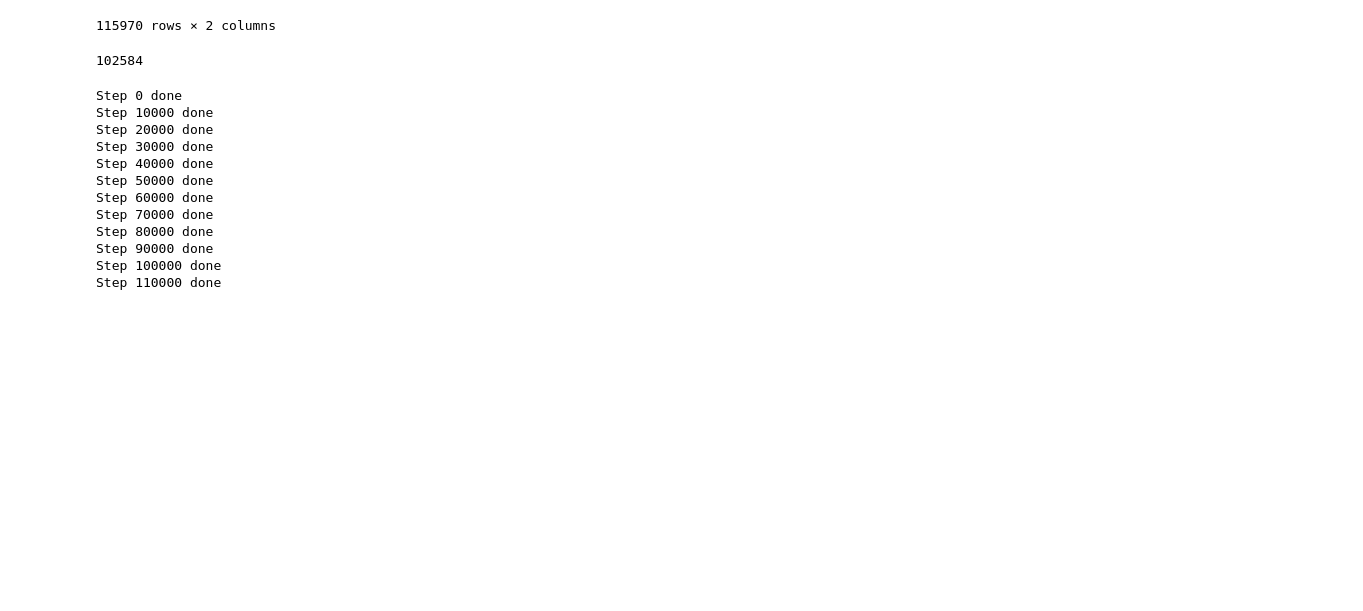
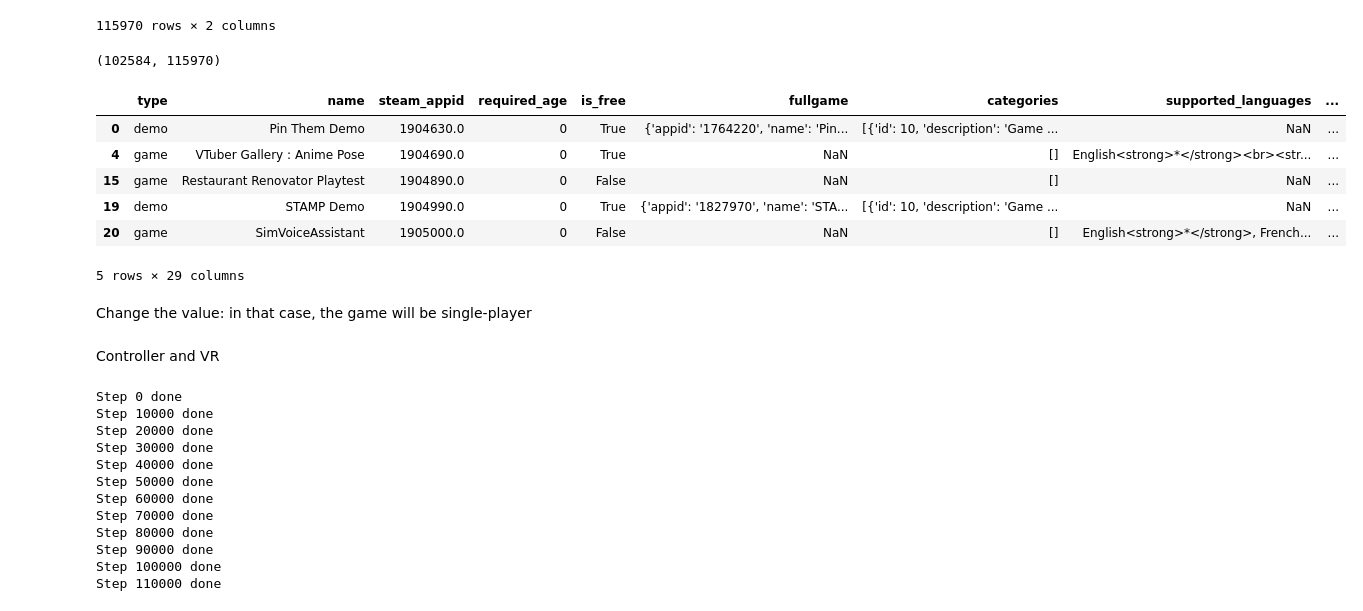
Before and after one commit to lephu13502/Steam-DB-Analysis, a Jupyter notebook: cleaning_name_v1.ipynb, the cells around one changed output. Saved outputs shown, nothing was run; the diff lists cells and outputs as text; code cells hidden in the pictures; blank space fills up the shorter version.

```diff
--- a/cleaning_name_v1.ipynb
+++ b/cleaning_name_v1.ipynb
@@ -257,3 +381,0 @@ Name: package_groups, dtype: object
-# %%
-df["package_number"] = df["package_groups"].apply(lambda x: len(x))
-df.drop(columns=["package_groups"], inplace=True)
@@ -259,0 +414,7 @@ df.drop(columns=["package_groups"], inplace=True)
+# %%
+def greedily_get_package_number(x):
+	return x.count("'packageid'")
+
+df["package_number"] = df["package_groups"].apply(greedily_get_package_number)
+df.drop(columns=["package_groups"], inplace=True)
+df["package_number"].unique()
@@ -377,6 +549,18 @@ Step 110000 done
 115970 rows × 2 columns
 # %%
 # Some games can have both singleplayer and multiplayer modes but they must have either one.
-(~(~df["single"] & ~df["multi"])).sum()
+(df["single"] | df["multi"]).sum(), df.shape[0]
 # %% [output]
-102584
+(102584, 115970)
+# %%
+df[~df["single"] & ~df["multi"]].head()
+# %% [output]
+|  | type | name | steam_appid | required_age | is_free | fullgame | categories | supported_languages | ... |
+| 0 | demo | Pin Them Demo | 1904630.0 | 0 | True | {'appid': '1764220', 'name': 'Pin... | [{'id': 10, 'description': 'Game ... | NaN | ... |
+| 4 | game | VTuber Gallery : Anime Pose | 1904690.0 | 0 | True | NaN | [] | English<strong>*</strong><br><str... | ... |
+| 15 | game | Restaurant Renovator Playtest | 1904890.0 | 0 | False | NaN | [] | NaN | ... |
+| 19 | demo | STAMP Demo | 1904990.0 | 0 | True | {'appid': '1827970', 'name': 'STA... | [{'id': 10, 'description': 'Game ... | NaN | ... |
+| 20 | game | SimVoiceAssistant | 1905000.0 | 0 | False | NaN | [] | English<strong>*</strong>, French... | ... |
+5 rows × 29 columns
+# %% [markdown]
+Change the value: in that case, the game will be single-player
@@ -383,3 +569,5 @@ Step 110000 done
+# %% [markdown]
+Controller and VR
 # %%
 false_table = np.full((df.shape[0], 2), False)
 
```
Also changed, not shown: parts of 32 cells of this notebook, 1 other file.
